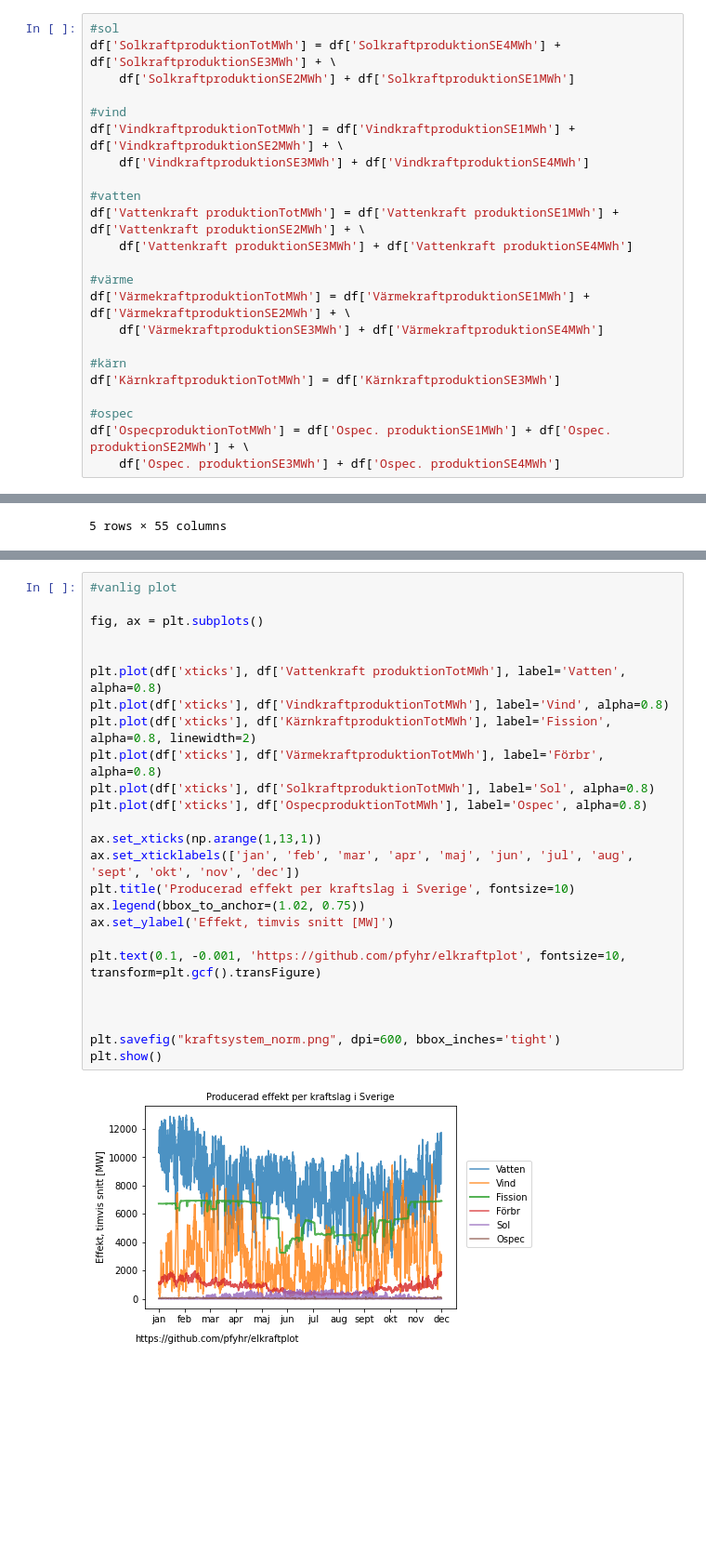
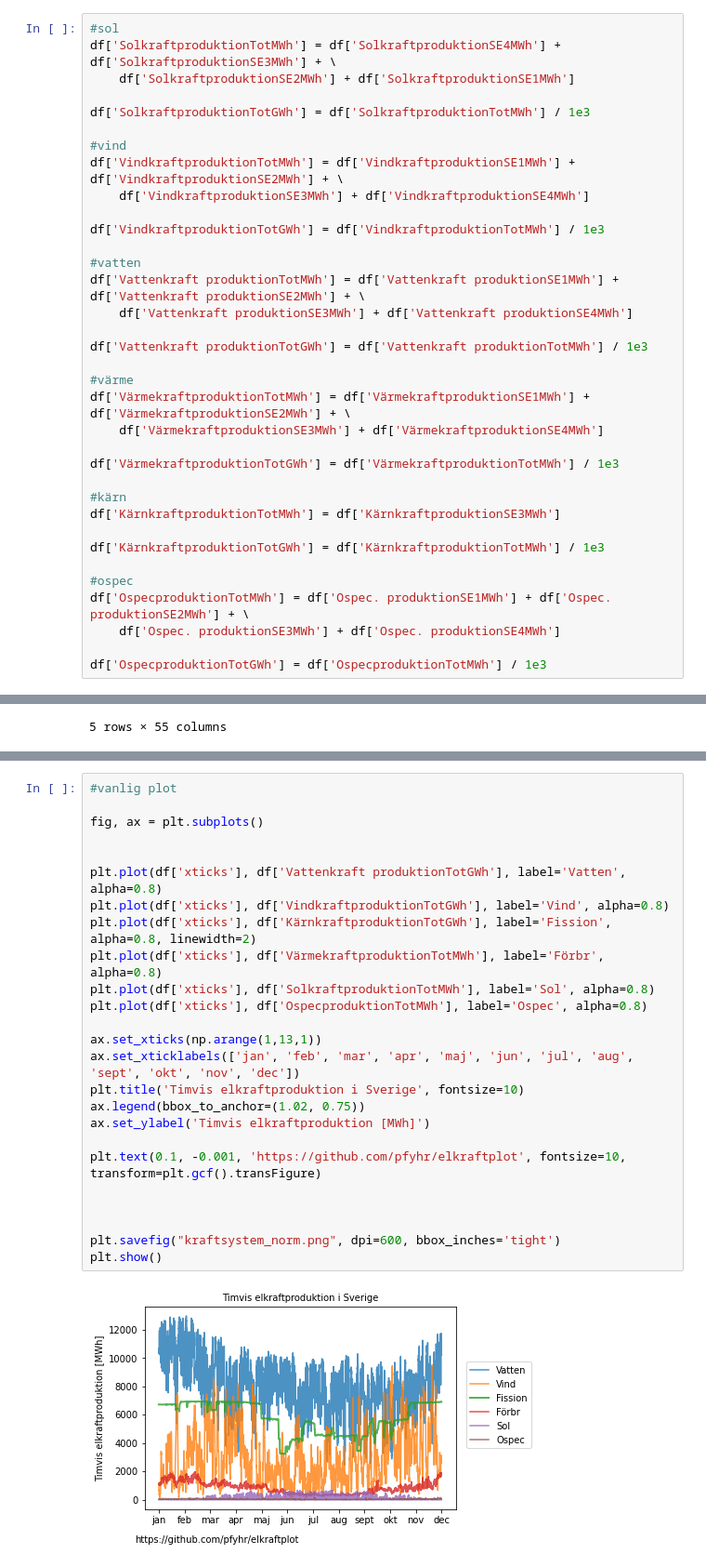
Before and after one commit to pfyhr/elkraftplot, a Jupyter notebook: elkraftplot.ipynb, the cells around one changed output, grey strips where cells are left out. Shown: that part at 93% size. Drawn from its saved outputs; the diff is of its cells as text; blank space fills up the shorter version.

```diff
--- a/elkraftplot.ipynb
+++ b/elkraftplot.ipynb
@@ -10,24 +10,36 @@ df = pd.read_excel('timvarden-2021-01-11.xls', skiprows=4, converters= {'2021':
 df['SolkraftproduktionTotMWh'] = df['SolkraftproduktionSE4MWh'] + df['SolkraftproduktionSE3MWh'] + \
     df['SolkraftproduktionSE2MWh'] + df['SolkraftproduktionSE1MWh']
 
+df['SolkraftproduktionTotGWh'] = df['SolkraftproduktionTotMWh'] / 1e3
+
 #vind
 df['VindkraftproduktionTotMWh'] = df['VindkraftproduktionSE1MWh'] + df['VindkraftproduktionSE2MWh'] + \
     df['VindkraftproduktionSE3MWh'] + df['VindkraftproduktionSE4MWh']
+
+df['VindkraftproduktionTotGWh'] = df['VindkraftproduktionTotMWh'] / 1e3
 
 #vatten
 df['Vattenkraft produktionTotMWh'] = df['Vattenkraft produktionSE1MWh'] + df['Vattenkraft produktionSE2MWh'] + \
     df['Vattenkraft produktionSE3MWh'] + df['Vattenkraft produktionSE4MWh']
 
+df['Vattenkraft produktionTotGWh'] = df['Vattenkraft produktionTotMWh'] / 1e3
+
 #värme
 df['VärmekraftproduktionTotMWh'] = df['VärmekraftproduktionSE1MWh'] + df['VärmekraftproduktionSE2MWh'] + \
     df['VärmekraftproduktionSE3MWh'] + df['VärmekraftproduktionSE4MWh']
 
+df['VärmekraftproduktionTotGWh'] = df['VärmekraftproduktionTotMWh'] / 1e3
+
 #kärn
 df['KärnkraftproduktionTotMWh'] = df['KärnkraftproduktionSE3MWh']
+
+df['KärnkraftproduktionTotGWh'] = df['KärnkraftproduktionTotMWh'] / 1e3
 
 #ospec
 df['OspecproduktionTotMWh'] = df['Ospec. produktionSE1MWh'] + df['Ospec. produktionSE2MWh'] + \
     df['Ospec. produktionSE3MWh'] + df['Ospec. produktionSE4MWh']
+
+df['OspecproduktionTotGWh'] = df['OspecproduktionTotMWh'] / 1e3
 # %%
 #fix time
 
@@ -85,30 +97,30 @@ plt.show()
 # %%
 #vanlig plot
 
 fig, ax = plt.subplots()
 
 
-plt.plot(df['xticks'], df['Vattenkraft produktionTotMWh'], label='Vatten', alpha=0.8)
-plt.plot(df['xticks'], df['VindkraftproduktionTotMWh'], label='Vind', alpha=0.8)
-plt.plot(df['xticks'], df['KärnkraftproduktionTotMWh'], label='Fission', alpha=0.8, linewidth=2)
+plt.plot(df['xticks'], df['Vattenkraft produktionTotGWh'], label='Vatten', alpha=0.8)
+plt.plot(df['xticks'], df['VindkraftproduktionTotGWh'], label='Vind', alpha=0.8)
+plt.plot(df['xticks'], df['KärnkraftproduktionTotGWh'], label='Fission', alpha=0.8, linewidth=2)
 plt.plot(df['xticks'], df['VärmekraftproduktionTotMWh'], label='Förbr', alpha=0.8)
 plt.plot(df['xticks'], df['SolkraftproduktionTotMWh'], label='Sol', alpha=0.8)
 plt.plot(df['xticks'], df['OspecproduktionTotMWh'], label='Ospec', alpha=0.8)
 
 ax.set_xticks(np.arange(1,13,1))
 ax.set_xticklabels(['jan', 'feb', 'mar', 'apr', 'maj', 'jun', 'jul', 'aug', 'sept', 'okt', 'nov', 'dec'])
-plt.title('Producerad effekt per kraftslag i Sverige', fontsize=10)
+plt.title('Timvis elkraftproduktion i Sverige', fontsize=10)
 ax.legend(bbox_to_anchor=(1.02, 0.75))
-ax.set_ylabel('Effekt, timvis snitt [MW]')
+ax.set_ylabel('Timvis elkraftproduktion [MWh]')
 
 plt.text(0.1, -0.001, 'https://github.com/pfyhr/elkraftplot', fontsize=10, transform=plt.gcf().transFigure)
 
 
 
 plt.savefig("kraftsystem_norm.png", dpi=600, bbox_inches='tight')
 plt.show()
 # %% [output]
-[figure, old version]
+[figure, new version]
 # %%
 fig, ax = plt.subplots()
 
```
Also changed, not shown: parts of 2 cells of this notebook, 3 other files.
